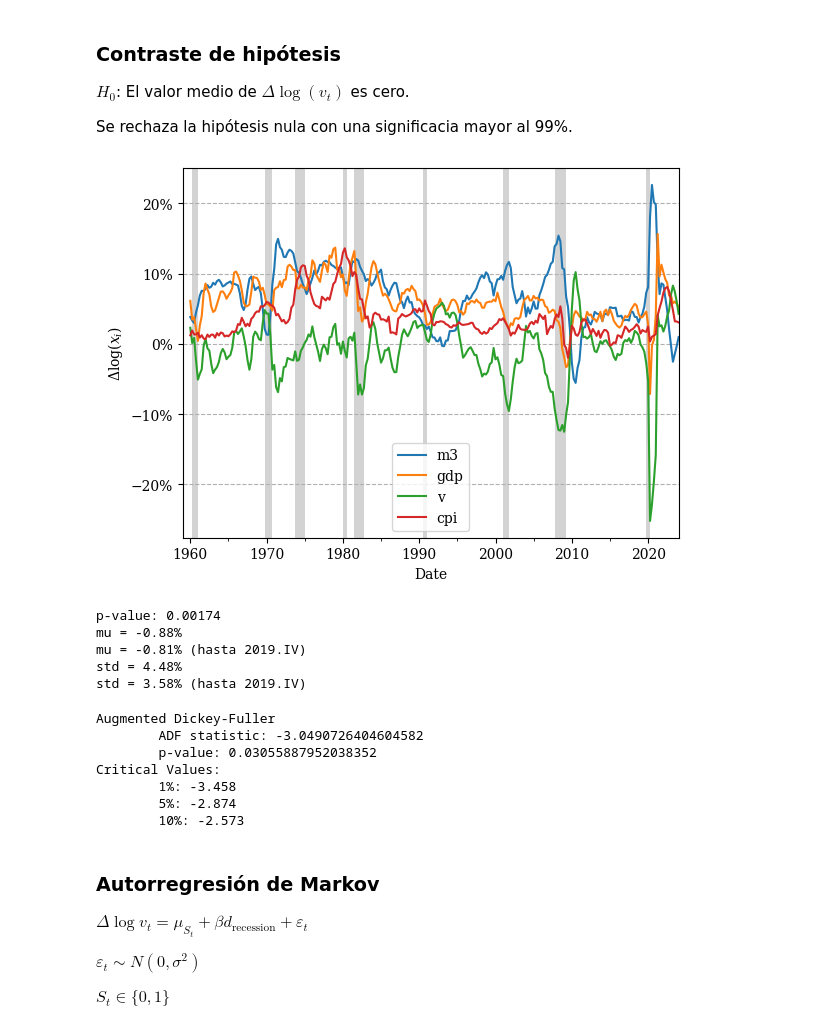
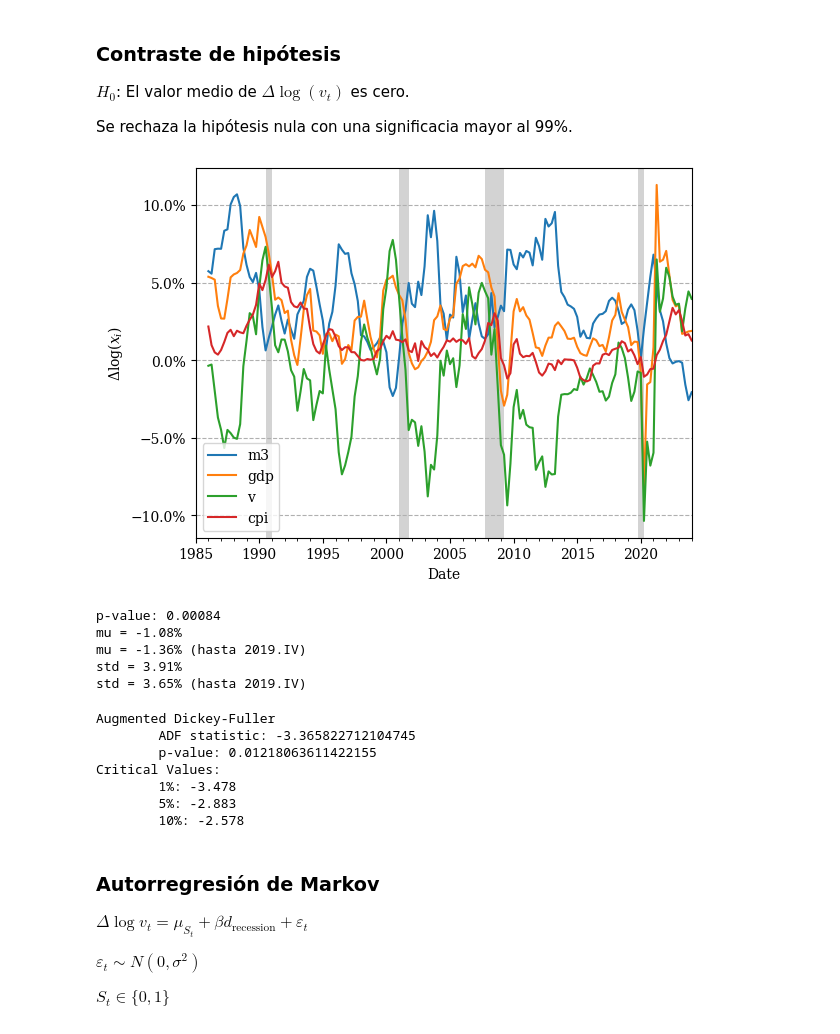
Before and after one commit to MiguelPuntoEs/money-growth, a Jupyter notebook: money-growth.ipynb, the cells around one changed output. Drawn from its saved outputs; the diff is of its cells as text; code cells hidden in the pictures.

```diff
--- a/money-growth.ipynb
+++ b/money-growth.ipynb
@@ -156,8 +165,8 @@ params = {'dimSel': 'D0(WMF),D1(BBIPS)',
           }
 df_ch['gdp'] = get_snb_data(table_id, params)['Value'] # Quarterly data
 
-table_id = 'plkoprinfla'
-params = {'dimSel': 'D0(TLK)',
+table_id = 'plkopr'
+params = {'dimSel': 'D0(LD2010100)',
           'fromDate': '1980-01',
           }
 df_ch['cpi'] = get_snb_data(table_id, params)['Value'] # Monthly data
@@ -242,19 +262,19 @@ Se rechaza la hipótesis nula con una significacia mayor al 99%.
 # %%
 # df_deltaLog = df_ch[['m3', 'gdp', 'v']].dropna().apply(np.log).diff(periods=4)
 # df_deltaLog['cpi'] = df_eu['cpi']/100
-df_deltaLog = df_us[['m3', 'gdp', 'v', 'cpi']].dropna().apply(np.log).diff(periods=4)
+df_deltaLog = df_ch[['m3', 'gdp', 'v', 'cpi']].dropna().apply(np.log).diff(periods=4)
 
 add_recessions(df_deltaLog)
 
 fig, ax = plt.subplots()
 df_deltaLog[['m3', 'gdp', 'v', 'cpi']].plot(ax=ax)
 plot_recessions(ax)
 
 ax.yaxis.set_major_formatter(mtick.PercentFormatter(1.0))
 ax.grid(which='major', axis='y', linestyle='--')  #  or both
 ax.set_ylabel(r'$\Delta\log(x_i)$');
 # %% [output]
-[figure, old version]
+[figure, new version]
 # %%
 from scipy.stats import t
 
@@ -277,11 +297,11 @@ print(f'std = {sm_yi*100:.2f}%')
 print(
     f"std = {df_deltaLog.loc[:'2019-12-31', 'v'].std()*100:.2f}% (hasta 2019.IV)")
 # %% [output]
-p-value: 0.00174
-mu = -0.88%
-mu = -0.81% (hasta 2019.IV)
-std = 4.48%
-std = 3.58% (hasta 2019.IV)
+p-value: 0.00084
+mu = -1.08%
+mu = -1.36% (hasta 2019.IV)
+std = 3.91%
+std = 3.65% (hasta 2019.IV)
 # %%
 # %% Augmented Dickey-Fuller
 from statsmodels.tsa.stattools import adfuller
@@ -295,12 +315,12 @@ for key, value in result[4].items():
     print('\t%s: %.3f' % (key, value))
 # %% [output]
 Augmented Dickey-Fuller
-        ADF statistic: -3.0490726404604582
-        p-value: 0.03055887952038352
+        ADF statistic: -3.365822712104745
+        p-value: 0.01218063611422155
 Critical Values:
-        1%: -3.458
-        5%: -2.874
-        10%: -2.573
+        1%: -3.478
+        5%: -2.883
+        10%: -2.578
 # %% [markdown]
 ### Autorregresión de Markov
 
```
Also changed, not shown: parts of 14 cells of this notebook.
